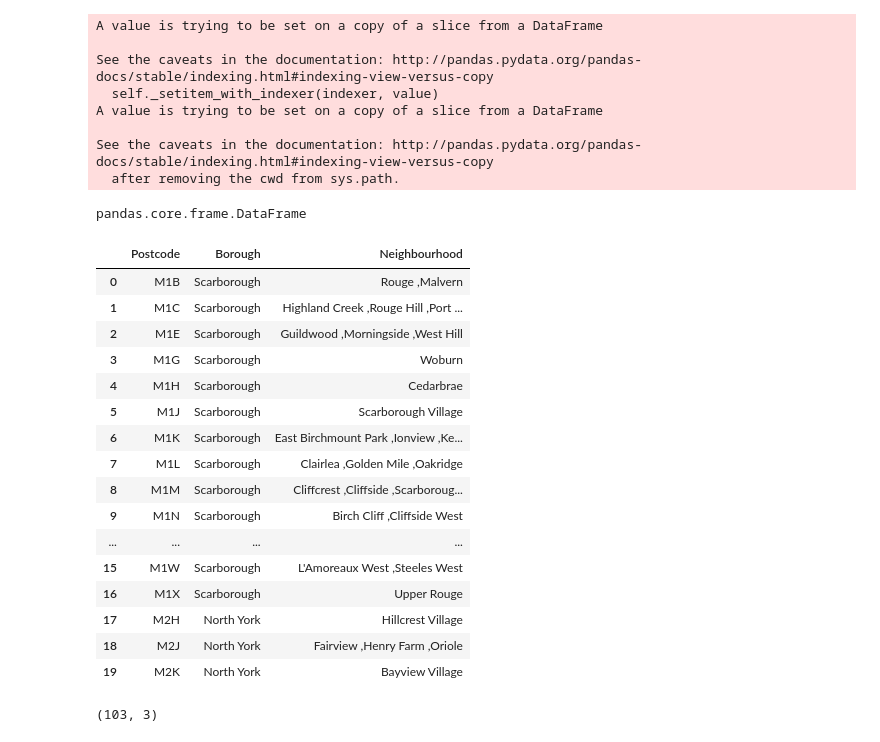
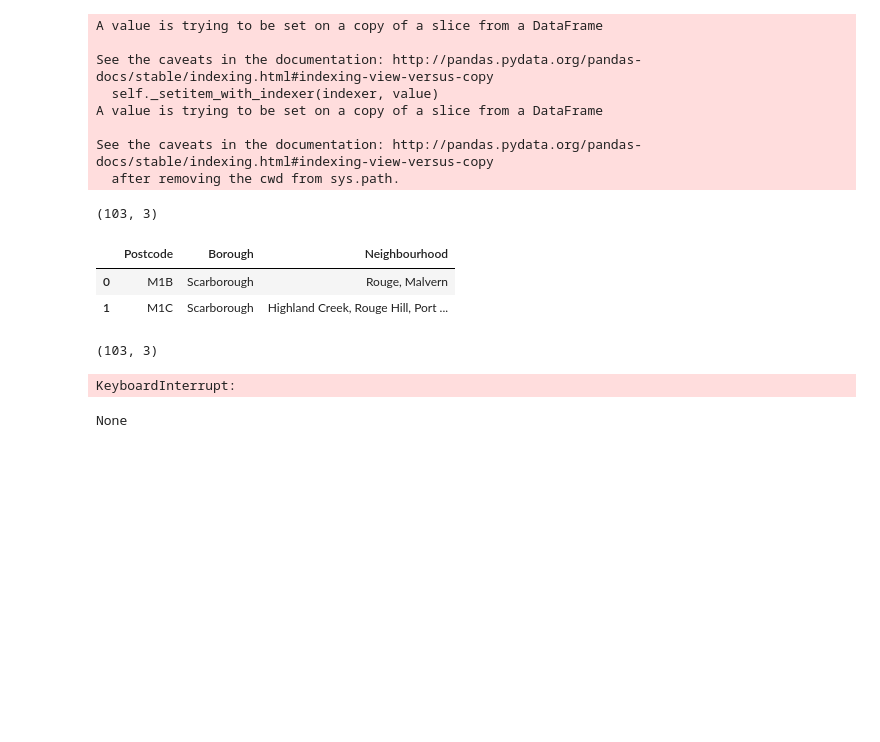
Before and after one commit to Akira1125/Coursera_Applied_Data_Science_1, a Jupyter notebook: Untitled.ipynb, the cells around one changed output. Cells and saved outputs as stored; diff of their text form; code cells hidden in the pictures; blank space fills up the shorter version.

```diff
--- a/Untitled.ipynb
+++ b/Untitled.ipynb
@@ -0,0 +3,9 @@
+# %%
+from bs4 import BeautifulSoup
+import requests
+import pandas as pd
+
+source = requests.get('https://en.wikipedia.org/wiki/List_of_postal_codes_of_Canada:_M').text
+soup = BeautifulSoup(source, 'lxml')
+table = soup.find('table')
+print(table.prettify())
@@ -0,0 +30,20 @@
+# %%
+header_columns = table.find_all('th')
+column_lst = []
+for header_colum in header_columns:
+    column_lst.append(header_colum.text)
+
+
+trs =  table.tbody.find_all('tr')
+lst = []
+for i, tr in enumerate(trs):
+    if i == 0:
+        continue
+    tds = tr.find_all('td')
+    rows = [td.get_text().replace('\n', '') for td in tds]
+    lst.append(rows)
+
+data_table = pd.DataFrame(lst)
+data_table.columns=column_lst
+data_table.head()
+data_table.shape
@@ -52,30 +102,37 @@ pc_with_multi_used = list(data[data['Postcode'] == True].index)
 data_without_dupli = df.groupby(['Postcode', 'Borough'])['Neighbourhood'].apply(lambda x: ', '.join(x)).reset_index()
-# %%
-type(data_without_dupli)
-# %% [output]
-pandas.core.frame.DataFrame
+# %%
+#shape of the data frame
+data_without_dupli.shape
+# %% [output]
+(103, 3)
 # %%
 df2 = pd.DataFrame(data_without_dupli)
-df2.head(20)
+df2.head(2)
 # %% [output]
 |  | Postcode | Borough | Neighbourhood |
-| 0 | M1B | Scarborough | Rouge ,Malvern |
-| 1 | M1C | Scarborough | Highland Creek ,Rouge Hill ,Port ... |
-| 2 | M1E | Scarborough | Guildwood ,Morningside ,West Hill |
-| 3 | M1G | Scarborough | Woburn |
-| 4 | M1H | Scarborough | Cedarbrae |
-| 5 | M1J | Scarborough | Scarborough Village |
-| 6 | M1K | Scarborough | East Birchmount Park ,Ionview ,Ke... |
-| 7 | M1L | Scarborough | Clairlea ,Golden Mile ,Oakridge |
-| 8 | M1M | Scarborough | Cliffcrest ,Cliffside ,Scarboroug... |
-| 9 | M1N | Scarborough | Birch Cliff ,Cliffside West |
-| ... | ... | ... | ... |
-| 15 | M1W | Scarborough | L'Amoreaux West ,Steeles West |
-| 16 | M1X | Scarborough | Upper Rouge |
-| 17 | M2H | North York | Hillcrest Village |
-| 18 | M2J | North York | Fairview ,Henry Farm ,Oriole |
-| 19 | M2K | North York | Bayview Village |
+| 0 | M1B | Scarborough | Rouge, Malvern |
+| 1 | M1C | Scarborough | Highland Creek, Rouge Hill, Port ... |
 # %%
 df2.shape
 # %% [output]
 (103, 3)
+# %%
+import geocoder # import geocoder
+
+# initialize your variable to None
+lat_lng_coords = None
+
+# loop until you get the coordinates
+while(lat_lng_coords is None):
+    g = geocoder.google('Toronto, Ontario')
+    lat_lng_coords = g.latlng
+
+latitude = lat_lng_coords[0]
+longitude = lat_lng_coords[1]
+# %% [output]
+KeyboardInterrupt:
+# %%
+g = geocoder.google('Mountain View, CA')
+print(g.latlng)
+# %% [output]
+None
```
Also changed, not shown: parts of 19 cells of this notebook.
